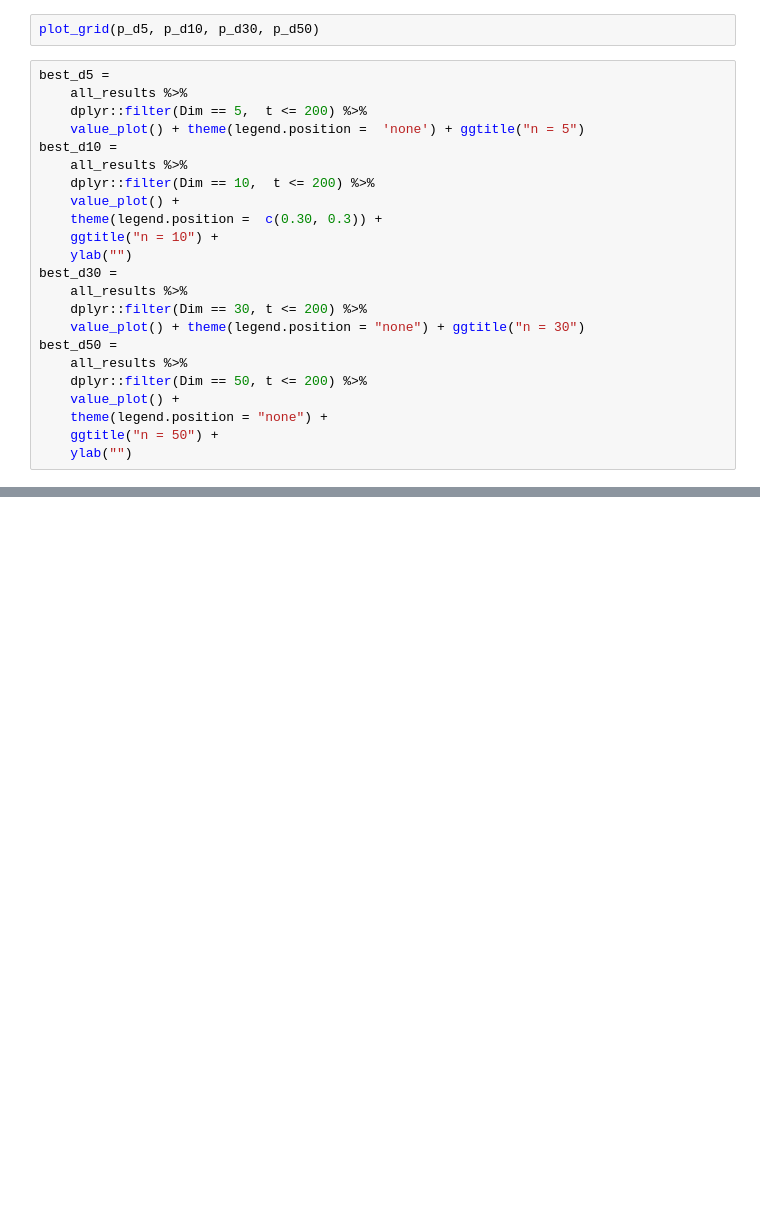
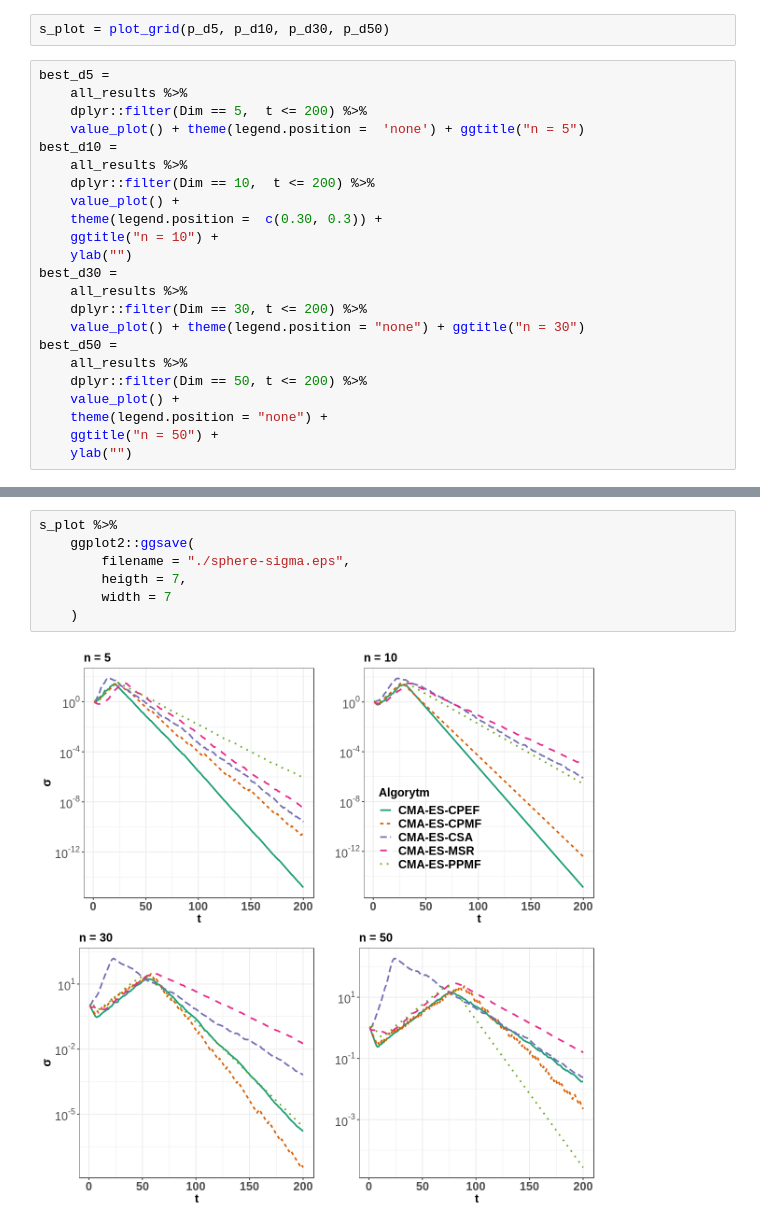
Before and after one commit to warbarbye/MSc-thesis, a Jupyter notebook: notes/Sphere-fitness.ipynb, the cells around one changed output, grey strips where cells are left out. Cells and saved outputs as stored; diff of their text form; blank space fills up the shorter version.

```diff
--- a/notes/Sphere-fitness.ipynb
+++ b/notes/Sphere-fitness.ipynb
@@ -123,7 +123,7 @@ p_d50 =
     ggtitle("n = 50") +
     ylab("")
 # %%
-plot_grid(p_d5, p_d10, p_d30, p_d50)
+s_plot = plot_grid(p_d5, p_d10, p_d30, p_d50)
 # %%
 best_d5 =
     all_results %>%
@@ -151,0 +156,9 @@ plot_grid(best_d5, best_d10, best_d30, best_d50)
+# %%
+s_plot %>%
+    ggplot2::ggsave(
+        filename = "./sphere-sigma.eps",
+        heigth = 7,
+        width = 7
+    )
+# %% [output]
+[figure, added]
```
Also changed, not shown: parts of 3 cells of this notebook, 3 other files.
